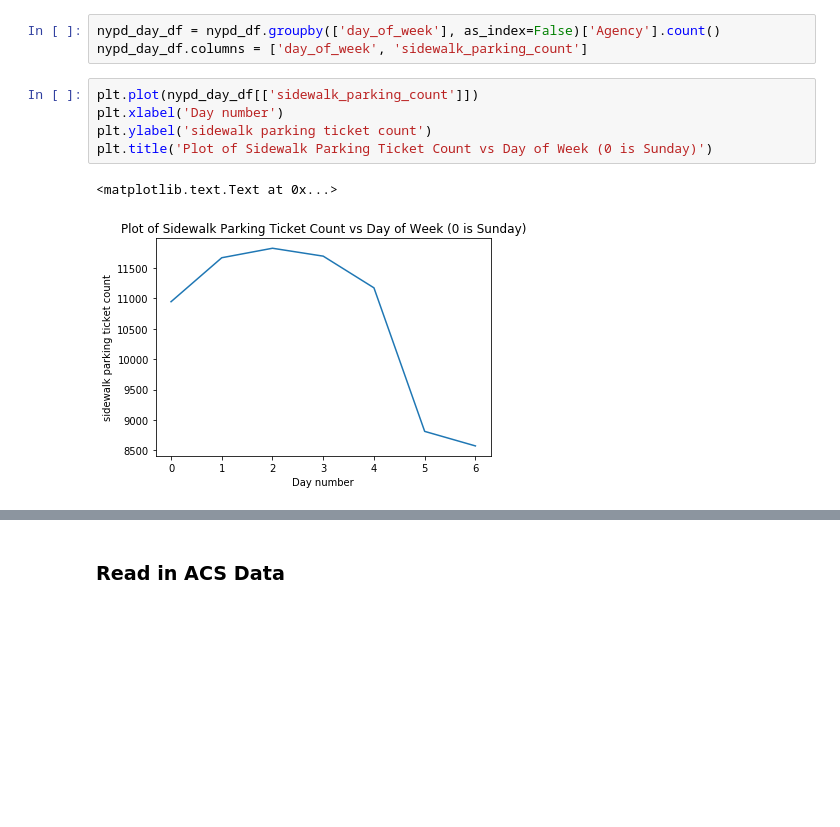
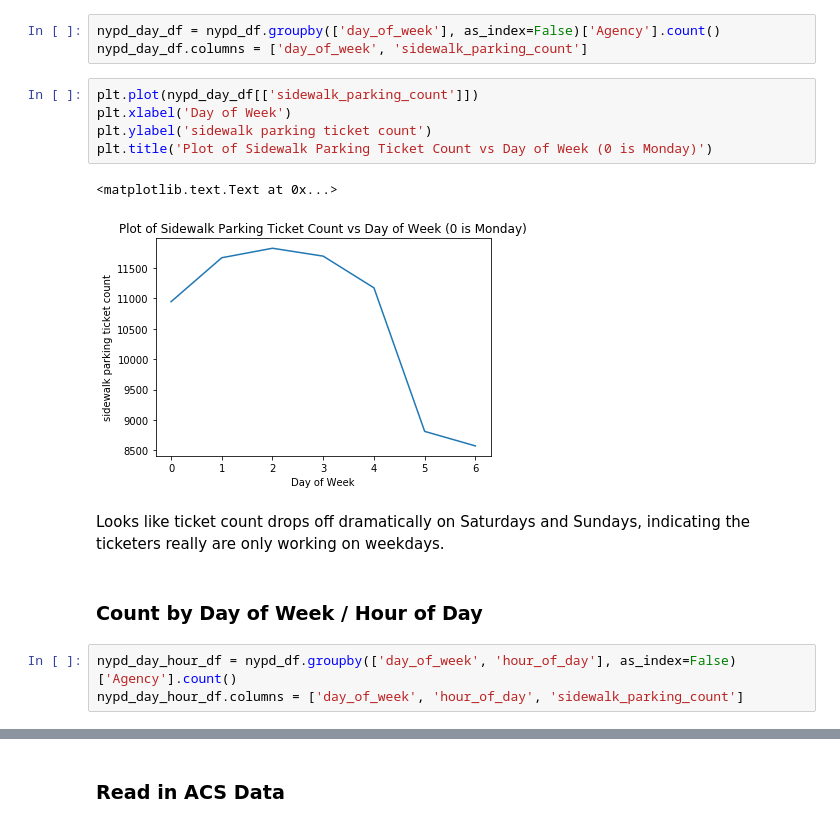
Before and after one commit to gperrin12/nypd_illegal_parking_tickets, a Jupyter notebook: NYPD_illegal_parking_062017.ipynb, the cells around one changed output, grey strips where cells are left out. Cells and saved outputs as stored; diff of their text form; blank space fills up the shorter version.

```diff
--- a/NYPD_illegal_parking_062017.ipynb
+++ b/NYPD_illegal_parking_062017.ipynb
@@ -100,9 +105,16 @@ nypd_day_df = nypd_df.groupby(['day_of_week'], as_index=False)['Agency'].count()
 nypd_day_df.columns = ['day_of_week', 'sidewalk_parking_count']
 # %%
 plt.plot(nypd_day_df[['sidewalk_parking_count']])
-plt.xlabel('Day number')
+plt.xlabel('Day of Week')
 plt.ylabel('sidewalk parking ticket count')
-plt.title('Plot of Sidewalk Parking Ticket Count vs Day of Week (0 is Sunday)')
+plt.title('Plot of Sidewalk Parking Ticket Count vs Day of Week (0 is Monday)')
 # %% [output]
 <matplotlib.text.Text at 0x...>
-[figure, old version]
+[figure, new version]
+# %% [markdown]
+Looks like ticket count drops off dramatically on Saturdays and Sundays, indicating the ticketers really are only working on weekdays.
+# %% [markdown]
+### Count by Day of Week / Hour of Day
+# %%
+nypd_day_hour_df = nypd_df.groupby(['day_of_week', 'hour_of_day'], as_index=False)['Agency'].count()
+nypd_day_hour_df.columns = ['day_of_week', 'hour_of_day', 'sidewalk_parking_count']
```
Also changed, not shown: parts of 23 cells of this notebook.
